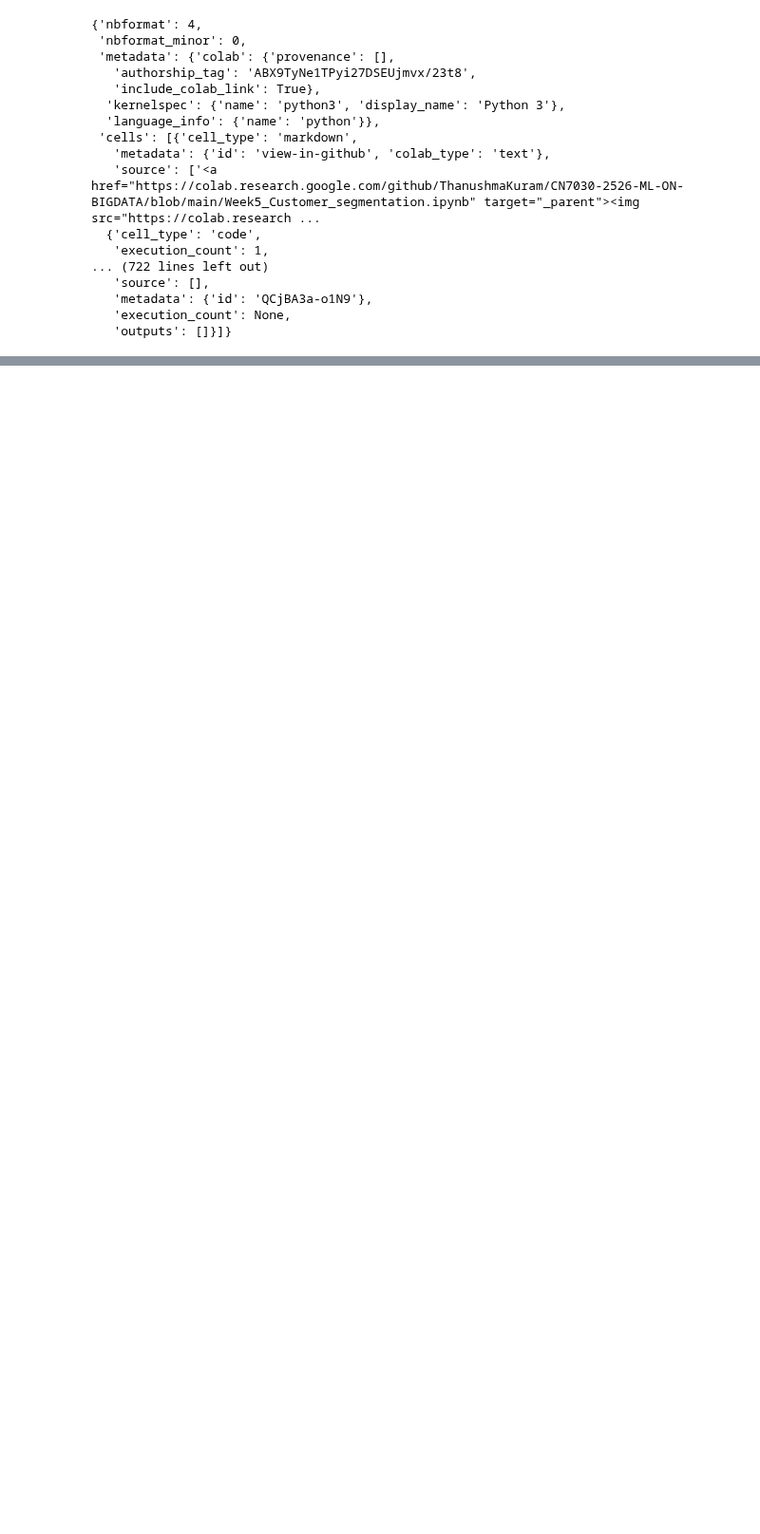
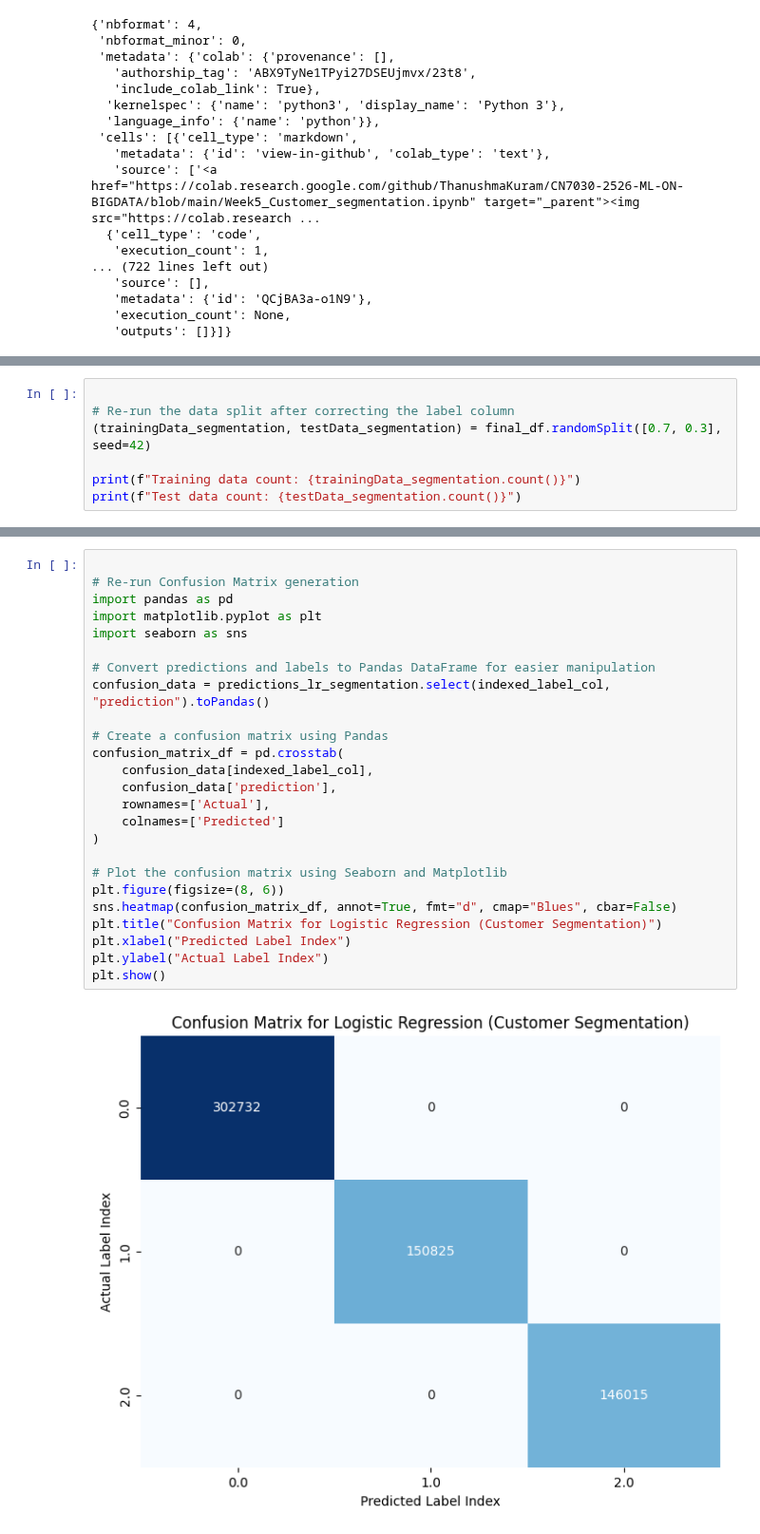
Before and after one commit to mohiuddin2806-lang/machine-learning-, a Jupyter notebook: week_5mohi.ipynb, the cells around one changed output, grey strips where cells are left out. Shown at 95% size. Drawn from its saved outputs; the diff is of its cells as text; blank space fills up the shorter version.

```diff
--- a/week_5mohi.ipynb
+++ b/week_5mohi.ipynb
@@ -1038,0 +1350,7 @@
+# %%
+
+# Re-run the data split after correcting the label column
+(trainingData_segmentation, testData_segmentation) = final_df.randomSplit([0.7, 0.3], seed=42)
+
+print(f"Training data count: {trainingData_segmentation.count()}")
+print(f"Test data count: {testData_segmentation.count()}")
@@ -1038,0 +1458,27 @@
+# %%
+
+# Re-run Confusion Matrix generation
+import pandas as pd
+import matplotlib.pyplot as plt
+import seaborn as sns
+
+# Convert predictions and labels to Pandas DataFrame for easier manipulation
+confusion_data = predictions_lr_segmentation.select(indexed_label_col, "prediction").toPandas()
+
+# Create a confusion matrix using Pandas
+confusion_matrix_df = pd.crosstab(
+    confusion_data[indexed_label_col],
+    confusion_data['prediction'],
+    rownames=['Actual'],
+    colnames=['Predicted']
+)
+
+# Plot the confusion matrix using Seaborn and Matplotlib
+plt.figure(figsize=(8, 6))
+sns.heatmap(confusion_matrix_df, annot=True, fmt="d", cmap="Blues", cbar=False)
+plt.title("Confusion Matrix for Logistic Regression (Customer Segmentation)")
+plt.xlabel("Predicted Label Index")
+plt.ylabel("Actual Label Index")
+plt.show()
+# %% [output]
+[figure, added]
```
Also changed, not shown: parts of 18 cells of this notebook.
